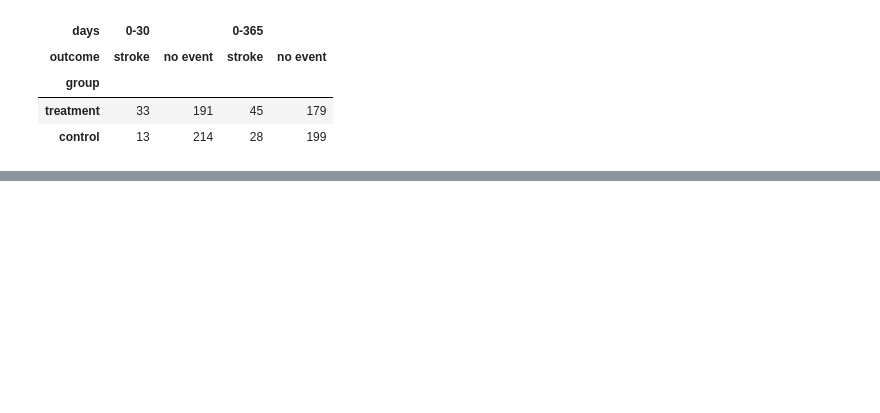
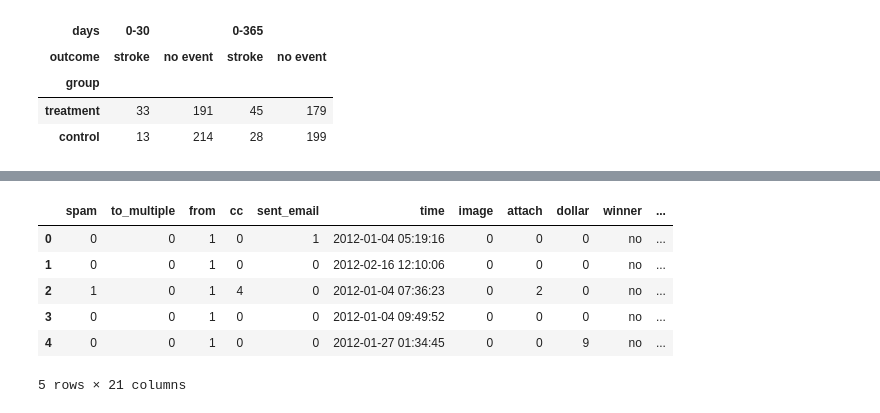
Before and after one commit to ukrainian-serge/open_intro_statistics, a Jupyter notebook: chap_1.1-.ipynb, the cells around one changed output, grey strips where cells are left out. Cells and saved outputs as stored; diff of their text form; code cells hidden in the pictures; blank space fills up the shorter version.

```diff
--- a/chap_1.1-.ipynb
+++ b/chap_1.1-.ipynb
@@ -70,0 +76,13 @@ one_two
+# %%
+one_three = pd.read_csv(
+    web_path+"email50.csv",
+    header=0)
+one_three.head()
+# %% [output]
+|  | spam | to_multiple | from | cc | sent_email | time | image | attach | dollar | winner | ... |
+| 0 | 0 | 0 | 1 | 0 | 1 | 2012-01-04 05:19:16 | 0 | 0 | 0 | no | ... |
+| 1 | 0 | 0 | 1 | 0 | 0 | 2012-02-16 12:10:06 | 0 | 0 | 0 | no | ... |
+| 2 | 1 | 0 | 1 | 4 | 0 | 2012-01-04 07:36:23 | 0 | 2 | 0 | no | ... |
+| 3 | 0 | 0 | 1 | 0 | 0 | 2012-01-04 09:49:52 | 0 | 0 | 0 | no | ... |
+| 4 | 0 | 0 | 1 | 0 | 0 | 2012-01-27 01:34:45 | 0 | 0 | 9 | no | ... |
+5 rows × 21 columns
```
Also changed, not shown: parts of 7 cells of this notebook.
